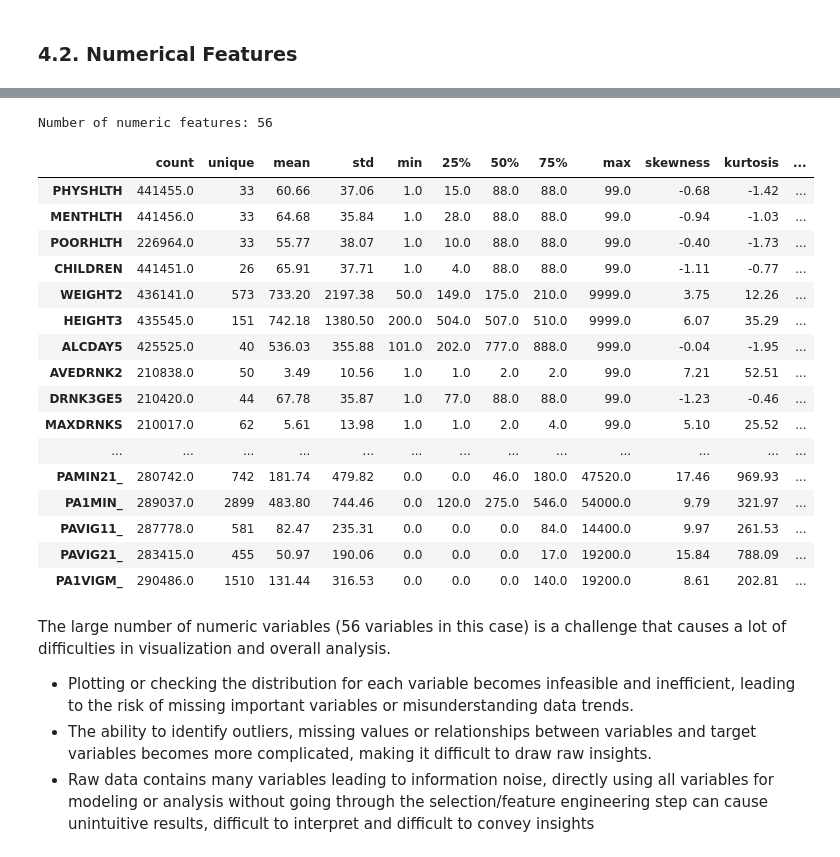
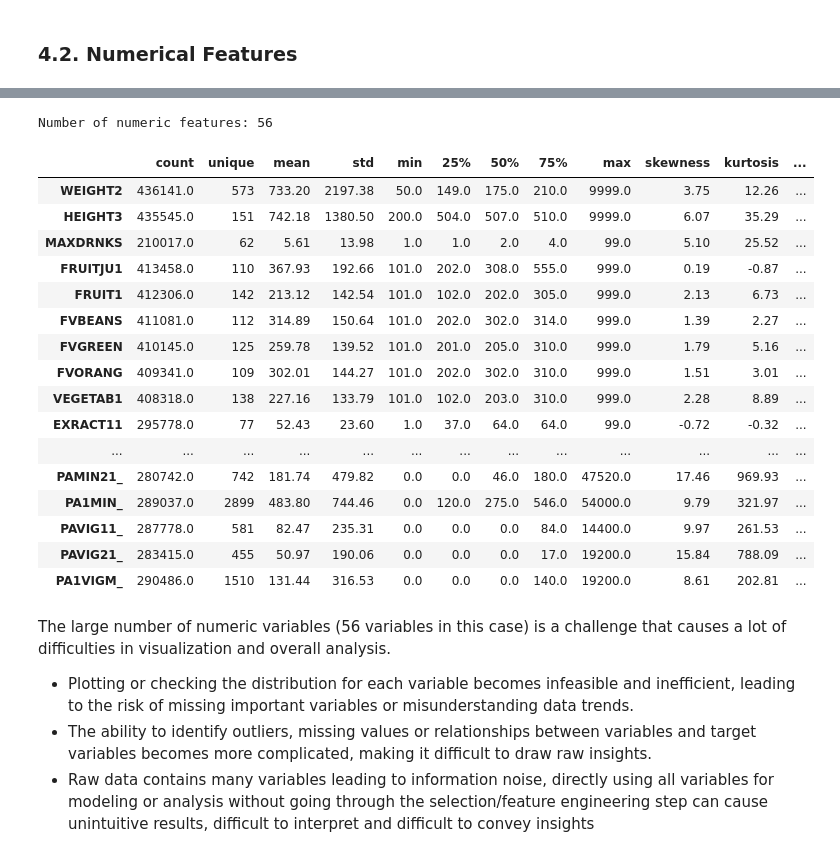
Before and after one commit to thuhang012/DataPrepPrj, a Jupyter notebook: notebooks/01_eda_raw.ipynb, the cells around one changed output, grey strips where cells are left out. Cells and saved outputs as stored; diff of their text form; code cells hidden in the pictures.

```diff
--- a/notebooks/01_eda_raw.ipynb
+++ b/notebooks/01_eda_raw.ipynb
@@ -332,28 +752,25 @@ PCDMDECN (Who made HIV test decision): 12
 # %%
-# Number of numeric features
-print(f'Number of numeric features: {len(numeric_vars)}')
-
 # Descriptive statistics for numeric features
-num_summary = df[numeric_vars].describe().T
-num_summary['missing_%'] = df[numeric_vars].isna().mean() * 100
-num_summary['skewness'] = df[numeric_vars].skew()
-num_summary['kurtosis'] = df[numeric_vars].kurt()
-num_summary['unique'] = df[numeric_vars].nunique()
+num_summary = df[numeric_cols].describe().T
+num_summary['missing_%'] = df[numeric_cols].isna().mean() * 100
+num_summary['skewness'] = df[numeric_cols].skew()
+num_summary['kurtosis'] = df[numeric_cols].kurt()
+num_summary['unique'] = df[numeric_cols].nunique()
 num_summary = num_summary[['count', 'unique', 'mean', 'std', 'min', '25%', '50%', '75%', 'max', 'skewness', 'kurtosis', 'missing_%']]
 num_summary.round(2)
 # %% [output]
 Number of numeric features: 56
 |  | count | unique | mean | std | min | 25% | 50% | 75% | max | skewness | kurtosis | ... |
-| PHYSHLTH | 441455.0 | 33 | 60.66 | 37.06 | 1.0 | 15.0 | 88.0 | 88.0 | 99.0 | -0.68 | -1.42 | ... |
-| MENTHLTH | 441456.0 | 33 | 64.68 | 35.84 | 1.0 | 28.0 | 88.0 | 88.0 | 99.0 | -0.94 | -1.03 | ... |
-| POORHLTH | 226964.0 | 33 | 55.77 | 38.07 | 1.0 | 10.0 | 88.0 | 88.0 | 99.0 | -0.40 | -1.73 | ... |
-| CHILDREN | 441451.0 | 26 | 65.91 | 37.71 | 1.0 | 4.0 | 88.0 | 88.0 | 99.0 | -1.11 | -0.77 | ... |
 | WEIGHT2 | 436141.0 | 573 | 733.20 | 2197.38 | 50.0 | 149.0 | 175.0 | 210.0 | 9999.0 | 3.75 | 12.26 | ... |
 | HEIGHT3 | 435545.0 | 151 | 742.18 | 1380.50 | 200.0 | 504.0 | 507.0 | 510.0 | 9999.0 | 6.07 | 35.29 | ... |
-| ALCDAY5 | 425525.0 | 40 | 536.03 | 355.88 | 101.0 | 202.0 | 777.0 | 888.0 | 999.0 | -0.04 | -1.95 | ... |
-| AVEDRNK2 | 210838.0 | 50 | 3.49 | 10.56 | 1.0 | 1.0 | 2.0 | 2.0 | 99.0 | 7.21 | 52.51 | ... |
-| DRNK3GE5 | 210420.0 | 44 | 67.78 | 35.87 | 1.0 | 77.0 | 88.0 | 88.0 | 99.0 | -1.23 | -0.46 | ... |
 | MAXDRNKS | 210017.0 | 62 | 5.61 | 13.98 | 1.0 | 1.0 | 2.0 | 4.0 | 99.0 | 5.10 | 25.52 | ... |
+| FRUITJU1 | 413458.0 | 110 | 367.93 | 192.66 | 101.0 | 202.0 | 308.0 | 555.0 | 999.0 | 0.19 | -0.87 | ... |
+| FRUIT1 | 412306.0 | 142 | 213.12 | 142.54 | 101.0 | 102.0 | 202.0 | 305.0 | 999.0 | 2.13 | 6.73 | ... |
+| FVBEANS | 411081.0 | 112 | 314.89 | 150.64 | 101.0 | 202.0 | 302.0 | 314.0 | 999.0 | 1.39 | 2.27 | ... |
+| FVGREEN | 410145.0 | 125 | 259.78 | 139.52 | 101.0 | 201.0 | 205.0 | 310.0 | 999.0 | 1.79 | 5.16 | ... |
+| FVORANG | 409341.0 | 109 | 302.01 | 144.27 | 101.0 | 202.0 | 302.0 | 310.0 | 999.0 | 1.51 | 3.01 | ... |
+| VEGETAB1 | 408318.0 | 138 | 227.16 | 133.79 | 101.0 | 102.0 | 203.0 | 310.0 | 999.0 | 2.28 | 8.89 | ... |
+| EXRACT11 | 295778.0 | 77 | 52.43 | 23.60 | 1.0 | 37.0 | 64.0 | 64.0 | 99.0 | -0.72 | -0.32 | ... |
 | ... | ... | ... | ... | ... | ... | ... | ... | ... | ... | ... | ... | ... |
 | PAMIN21_ | 280742.0 | 742 | 181.74 | 479.82 | 0.0 | 0.0 | 46.0 | 180.0 | 47520.0 | 17.46 | 969.93 | ... |
 | PA1MIN_ | 289037.0 | 2899 | 483.80 | 744.46 | 0.0 | 120.0 | 275.0 | 546.0 | 54000.0 | 9.79 | 321.97 | ... |
```
Also changed, not shown: parts of 33 cells of this notebook, 3 other files.
